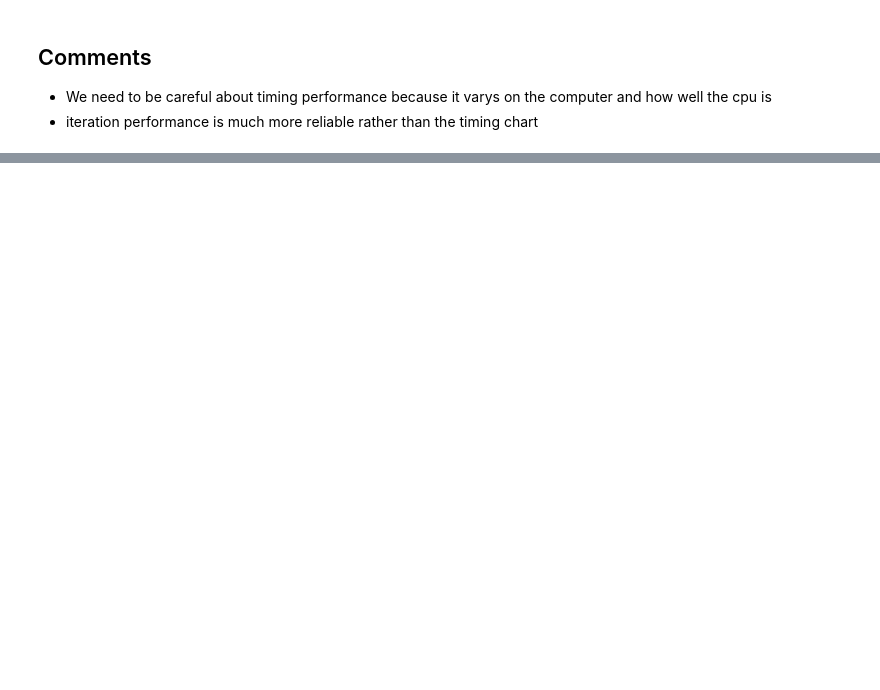
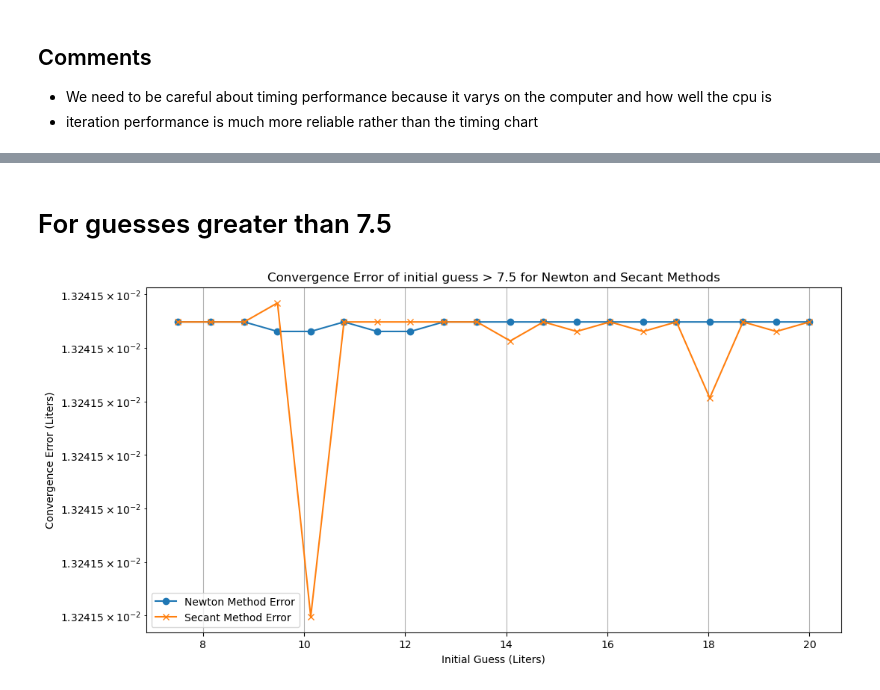
Before and after one commit to reese-karo/104-Series-UCSB, a Jupyter notebook: Computational_project.ipynb, the cells around one changed output, grey strips where cells are left out. Cells and saved outputs as stored; diff of their text form; code cells hidden in the pictures; blank space fills up the shorter version.

```diff
--- a/Computational_project.ipynb
+++ b/Computational_project.ipynb
@@ -391,0 +453,31 @@ plt.show()
+# %% [markdown]
+# For guesses greater than 7.5
+# %%
+initial_guesses = np.linspace(7.5, 20, 20)  # Varying initial guesses for both methods
+
+newton_results = [newtons_error(f, f_prime, true_V, x0=guess) for guess in initial_guesses]
+secant_results = [secant_error(f, true_V, x0=guess, x1=guess+10) for guess in initial_guesses]
+
+newton_error_results = [result[2] for result in newton_results]
+secant_error_results = [result[2] for result in secant_results]
+
+plt.figure(figsize=(12, 6))
+
+# Plotting Newton's method errors
+plt.plot(initial_guesses, newton_error_results, label='Newton Method Error', marker='o')
+
+# Plotting Secant method errors
+plt.plot(initial_guesses, secant_error_results, label='Secant Method Error', marker='x')
+
+plt.xlabel('Initial Guess (Liters)')
+plt.ylabel('Convergence Error (Liters)')
+plt.title('Convergence Error of initial guess > 7.5 for Newton and Secant Methods')
+plt.legend()
+plt.grid(True)
+
+# Adjusting the y-axis scale to log to better visualize small variations
+plt.yscale('log')
+
+plt.show()
+# %% [output]
+[figure, added]
```
Also changed, not shown: parts of 5 cells of this notebook, 1 other file.
